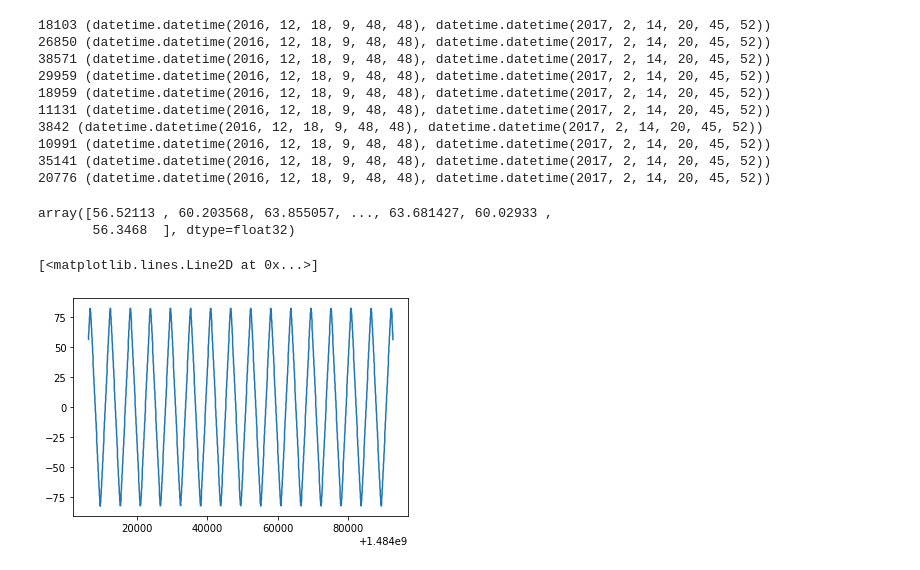
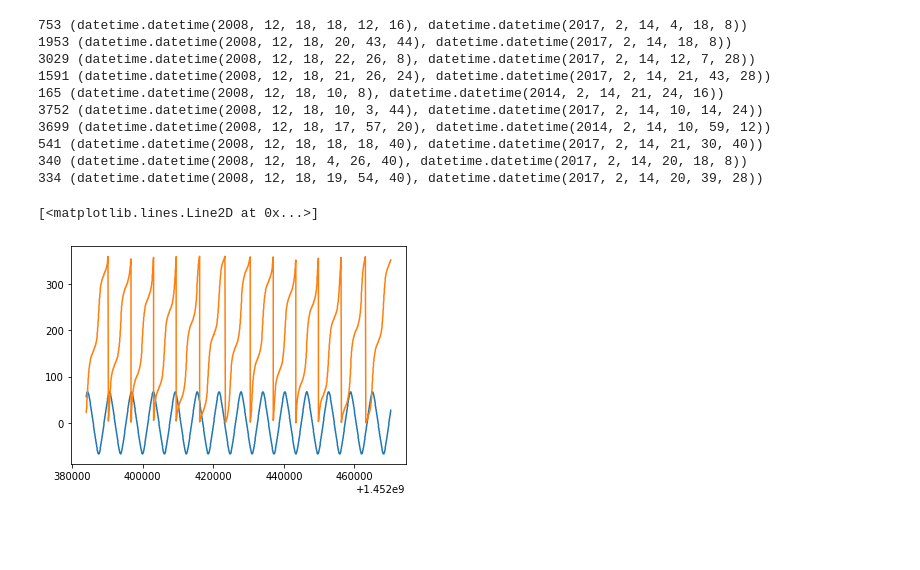
Before and after one commit to att-vault/vault, a Jupyter notebook: Notebook/TLE_lat_long_api.ipynb, the cells around one changed output. Saved outputs shown, nothing was run; the diff lists cells and outputs as text; code cells hidden in the pictures; blank space fills up the shorter version.

```diff
--- a/Notebook/TLE_lat_long_api.ipynb
+++ b/Notebook/TLE_lat_long_api.ipynb
@@ -55,28 +9,35 @@ all_ids = sdr.get_norad_ids()
+# %%
+# Load up the cached file
+computed = open_file("/data/Indexed_TLE/precomp2.h5", mode="r")
+sat_group = computed.get_node("/sat")
+
+sdr = SatelliteDataStore(sat_group)
+all_ids = sdr.get_norad_ids()
 # %%
+# Pull timeseries from 10 days for a few randomly chosen satellites
+import random
 
 for x in range(10):
     random_norad_id = all_ids[random.randint(0, len(all_ids))]
     print(random_norad_id, sdr.get_timespan(random_norad_id))
-    # t, lat, long, dist = sdr.get_precomputed_tracks(random_norad_id, datetime(2017, 1, 10), datetime(2017, 1, 11))
+    t, lat, long, dist = sdr.get_precomputed_tracks(random_norad_id, datetime(2016, 1, 10), datetime(2016, 1, 11))
 # %% [output]
-18103 (datetime.datetime(2016, 12, 18, 9, 48, 48), datetime.datetime(2017, 2, 14, 20, 45, 52))
-26850 (datetime.datetime(2016, 12, 18, 9, 48, 48), datetime.datetime(2017, 2, 14, 20, 45, 52))
-38571 (datetime.datetime(2016, 12, 18, 9, 48, 48), datetime.datetime(2017, 2, 14, 20, 45, 52))
-29959 (datetime.datetime(2016, 12, 18, 9, 48, 48), datetime.datetime(2017, 2, 14, 20, 45, 52))
-18959 (datetime.datetime(2016, 12, 18, 9, 48, 48), datetime.datetime(2017, 2, 14, 20, 45, 52))
-11131 (datetime.datetime(2016, 12, 18, 9, 48, 48), datetime.datetime(2017, 2, 14, 20, 45, 52))
-3842 (datetime.datetime(2016, 12, 18, 9, 48, 48), datetime.datetime(2017, 2, 14, 20, 45, 52))
-10991 (datetime.datetime(2016, 12, 18, 9, 48, 48), datetime.datetime(2017, 2, 14, 20, 45, 52))
-35141 (datetime.datetime(2016, 12, 18, 9, 48, 48), datetime.datetime(2017, 2, 14, 20, 45, 52))
-20776 (datetime.datetime(2016, 12, 18, 9, 48, 48), datetime.datetime(2017, 2, 14, 20, 45, 52))
+753 (datetime.datetime(2008, 12, 18, 18, 12, 16), datetime.datetime(2017, 2, 14, 4, 18, 8))
+1953 (datetime.datetime(2008, 12, 18, 20, 43, 44), datetime.datetime(2017, 2, 14, 18, 8))
+3029 (datetime.datetime(2008, 12, 18, 22, 26, 8), datetime.datetime(2017, 2, 14, 12, 7, 28))
+1591 (datetime.datetime(2008, 12, 18, 21, 26, 24), datetime.datetime(2017, 2, 14, 21, 43, 28))
+165 (datetime.datetime(2008, 12, 18, 10, 8), datetime.datetime(2014, 2, 14, 21, 24, 16))
+3752 (datetime.datetime(2008, 12, 18, 10, 3, 44), datetime.datetime(2017, 2, 14, 10, 14, 24))
+3699 (datetime.datetime(2008, 12, 18, 17, 57, 20), datetime.datetime(2014, 2, 14, 10, 59, 12))
+541 (datetime.datetime(2008, 12, 18, 18, 18, 40), datetime.datetime(2017, 2, 14, 21, 30, 40))
+340 (datetime.datetime(2008, 12, 18, 4, 26, 40), datetime.datetime(2017, 2, 14, 20, 18, 8))
+334 (datetime.datetime(2008, 12, 18, 19, 54, 40), datetime.datetime(2017, 2, 14, 20, 39, 28))
 # %%
+# Plot them!
 from pylab import plot
-lat
-# %% [output]
-array([56.52113 , 60.203568, 63.855057, ..., 63.681427, 60.02933 ,
-       56.3468  ], dtype=float32)
 # %%
 plot(t, lat)
+plot(t, long)
 # %% [output]
 [<matplotlib.lines.Line2D at 0x...>]
-[figure, old version]
+[figure, new version]
```
Also changed, not shown: parts of 7 cells of this notebook, 2 other files.
